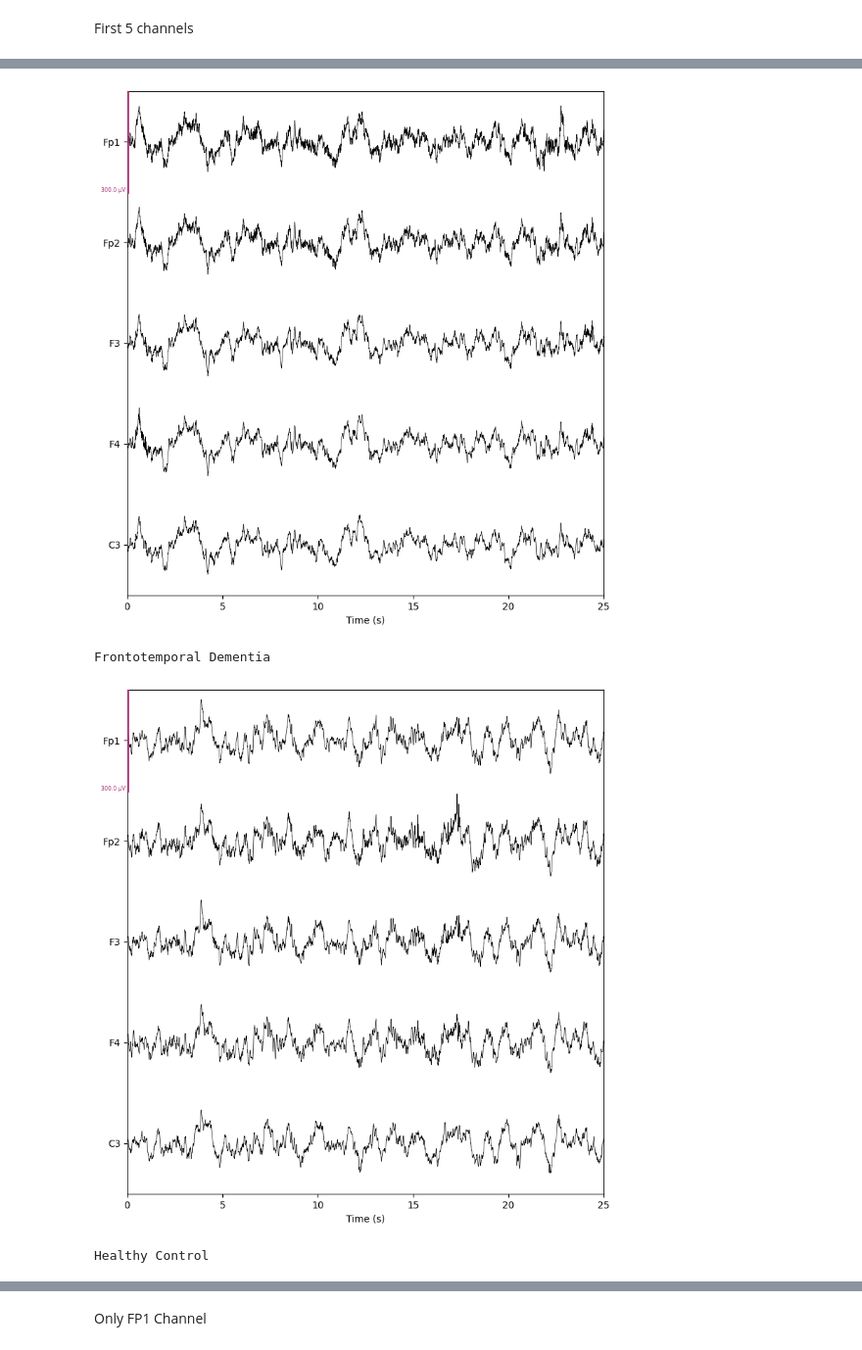
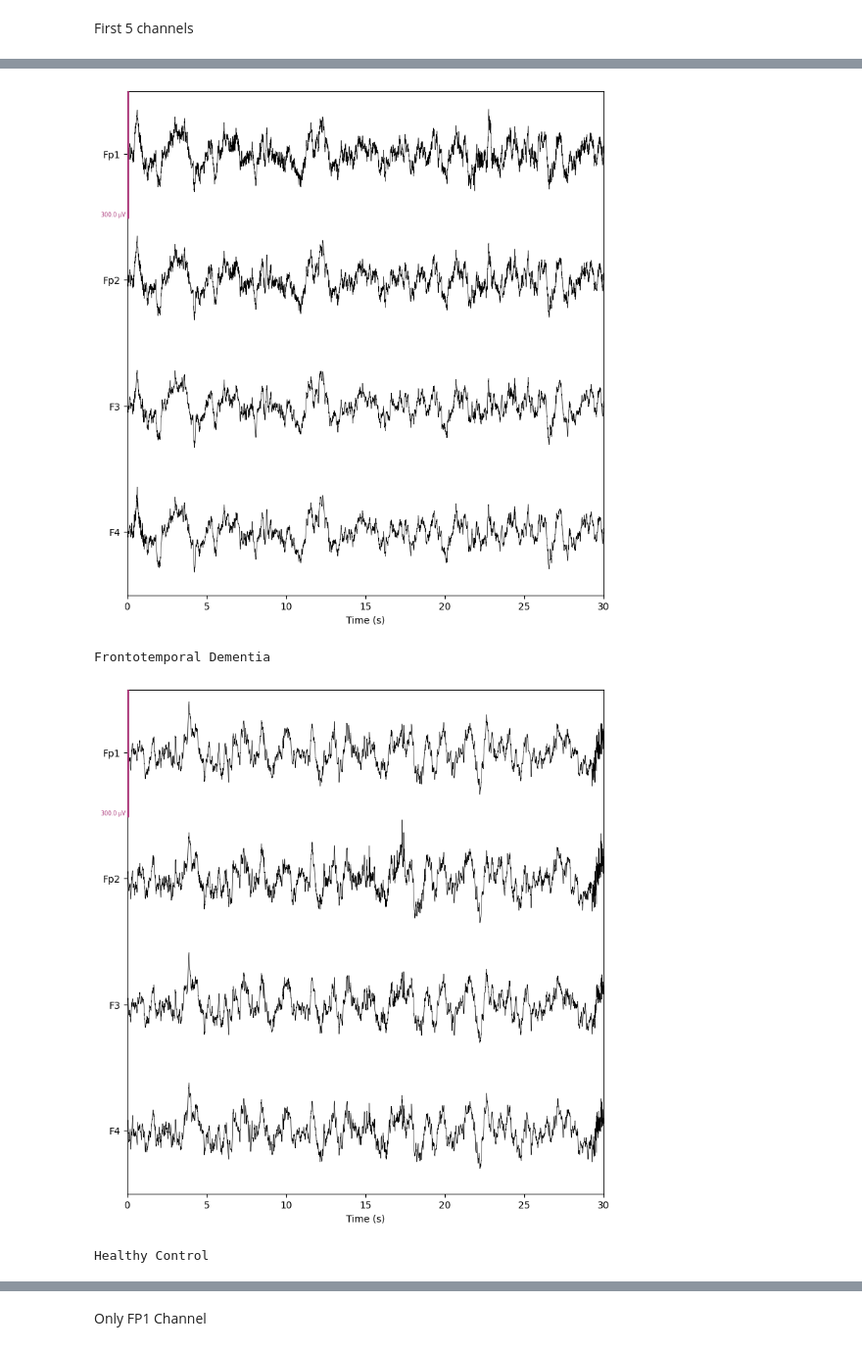
Before and after one commit to sobieddch90/mcd-udg-tfm-eeg-classification, a Jupyter notebook: EEG Data Exploration/2. EEG Windows.ipynb, the cells around one changed output, grey strips where cells are left out. Shown: that part at 98% size. Cells and saved outputs as stored; diff of their text form; code cells hidden in the pictures.

```diff
--- a/EEG Data Exploration/2. EEG Windows.ipynb
+++ b/EEG Data Exploration/2. EEG Windows.ipynb
@@ -133,29 +133,29 @@ First 5 channels
 # %%
 print("Alzheimer")
 fig1 = rawA.plot(
     show_scrollbars=False, show_scalebars=True, scalings=dict(eeg=1.5e-4),
-    duration=25, n_channels=5,
+    duration=30, n_channels=4,
     verbose="CRITICAL"
 )
 
 print("Frontotemporal Dementia")
 fig2 = rawF.plot(
     show_scrollbars=False, show_scalebars=True, scalings=dict(eeg=1.5e-4),
-    duration=25, n_channels=5,
+    duration=30, n_channels=4,
     verbose="CRITICAL"
 )
 
 print("Healthy Control")
 fig3 = rawC.plot(
     show_scrollbars=False, show_scalebars=True, scalings=dict(eeg=1.5e-4),
-    duration=25, n_channels=5,
+    duration=30, n_channels=4,
     verbose="CRITICAL"
 )
 
 plt.show()
 # %% [output]
 Alzheimer
-[figure, old version]
+[figure, new version]
 Frontotemporal Dementia
-[figure, old version]
+[figure, new version]
 Healthy Control
```
Also changed, not shown: parts of 3 cells of this notebook, 16 other files.
